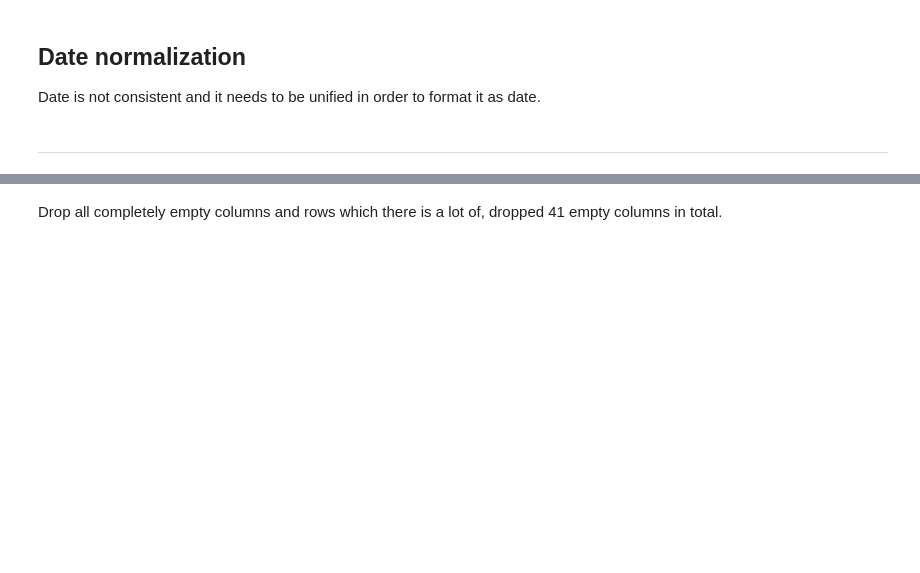
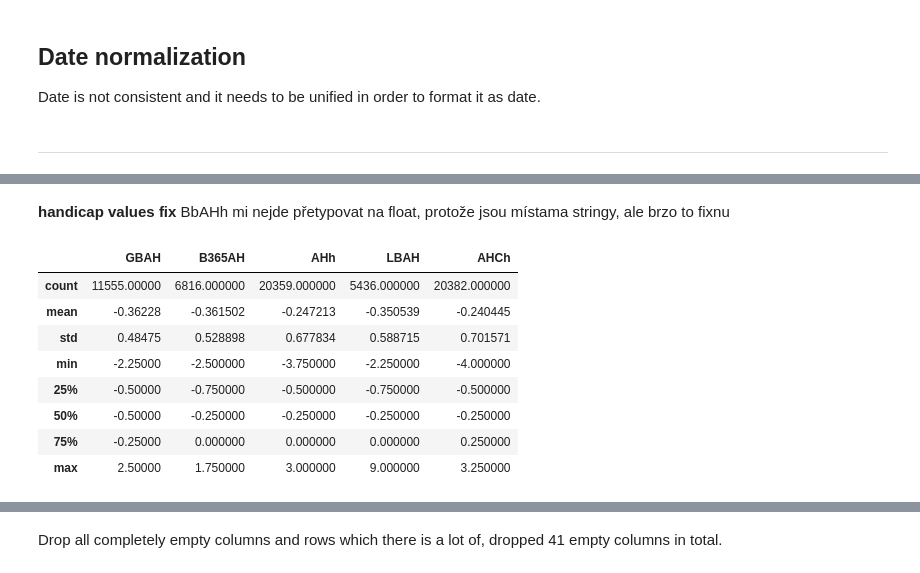
Before and after one commit to balooooooooo/machine-learning-2-coursework, a Jupyter notebook: preprocessing.ipynb, the cells around one changed output, grey strips where cells are left out. Drawn from its saved outputs; the diff is of its cells as text; code cells hidden in the pictures; blank space fills up the shorter version.

```diff
--- a/preprocessing.ipynb
+++ b/preprocessing.ipynb
@@ -377,0 +391,3 @@ df.shape
+# %% [markdown]
+**handicap values fix**
+BbAHh mi nejde přetypovat na float, protože jsou místama stringy, ale brzo to fixnu
@@ -377,0 +396,13 @@ df.shape
+# %%
+handicap_cols = ['GBAH', 'B365AH', 'AHh', 'LBAH', 'AHCh']
+df2[handicap_cols].describe()
+# %% [output]
+|  | GBAH | B365AH | AHh | LBAH | AHCh |
+| count | 11555.00000 | 6816.000000 | 20359.000000 | 5436.000000 | 20382.000000 |
+| mean | -0.36228 | -0.361502 | -0.247213 | -0.350539 | -0.240445 |
+| std | 0.48475 | 0.528898 | 0.677834 | 0.588715 | 0.701571 |
+| min | -2.25000 | -2.500000 | -3.750000 | -2.250000 | -4.000000 |
+| 25% | -0.50000 | -0.750000 | -0.500000 | -0.750000 | -0.500000 |
+| 50% | -0.50000 | -0.250000 | -0.250000 | -0.250000 | -0.250000 |
+| 75% | -0.25000 | 0.000000 | 0.000000 | 0.000000 | 0.250000 |
+| max | 2.50000 | 1.750000 | 3.000000 | 9.000000 | 3.250000 |
```
Also changed, not shown: parts of 23 cells of this notebook.
